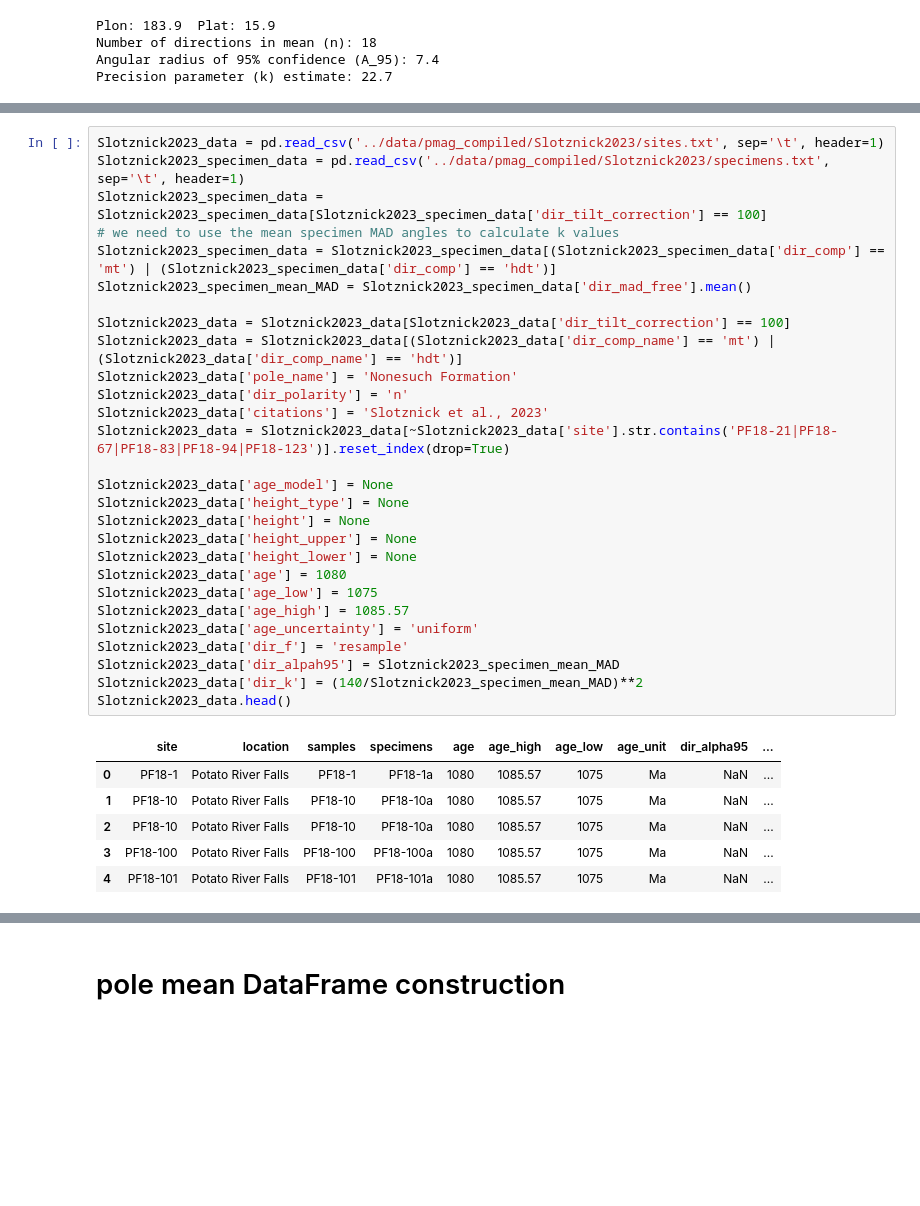
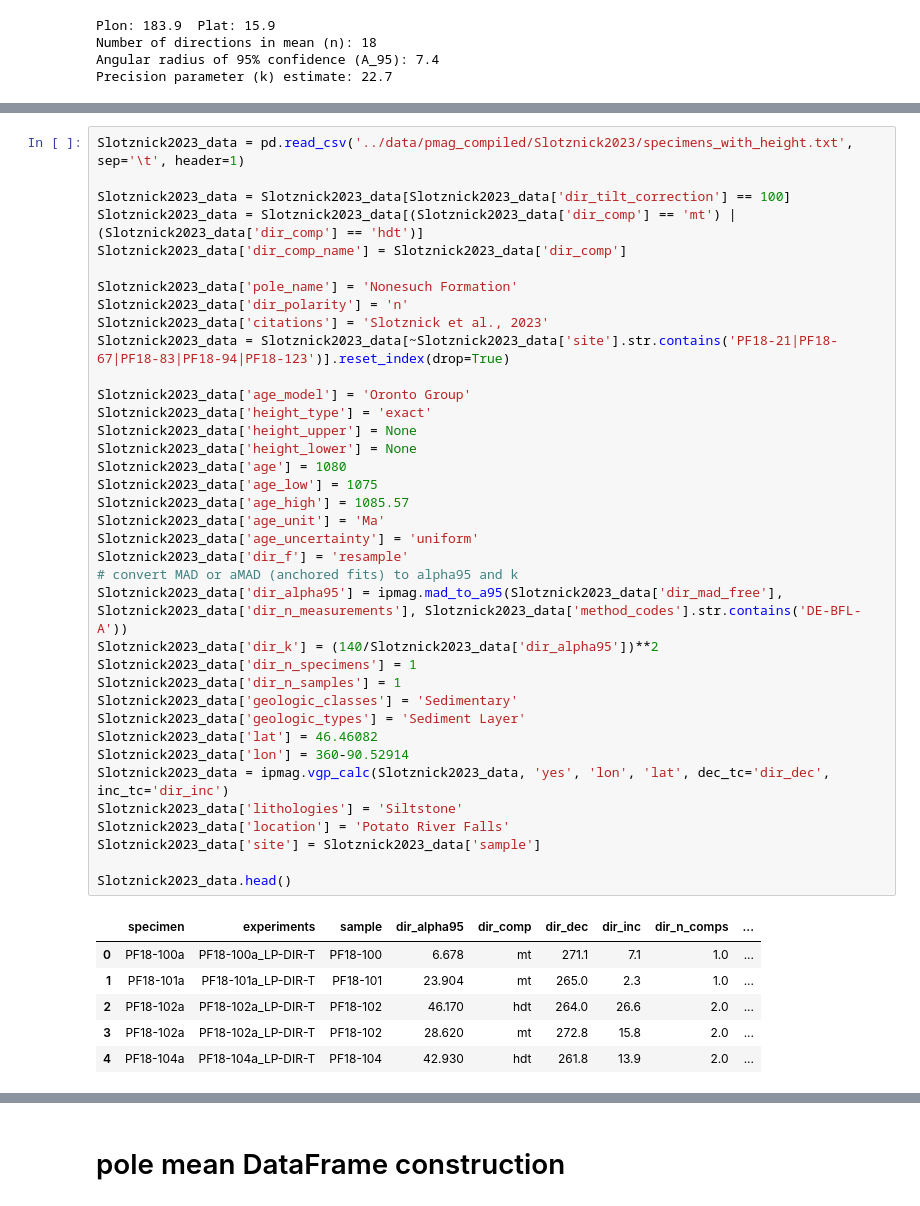
Before and after one commit to PolarWandering/APWP_StratModels, a Jupyter notebook: code/01_VGP_compilation.ipynb, the cells around one changed output, grey strips where cells are left out. Drawn from its saved outputs; the diff is of its cells as text; blank space fills up the shorter version.

Commit message:
clean up site compilation notebook

```diff
--- a/code/01_VGP_compilation.ipynb
+++ b/code/01_VGP_compilation.ipynb
@@ -1927,36 +2012,45 @@ Precision parameter (k) estimate: 22.7
 # %%
-Slotznick2023_data = pd.read_csv('../data/pmag_compiled/Slotznick2023/sites.txt', sep='\t', header=1)
-Slotznick2023_specimen_data = pd.read_csv('../data/pmag_compiled/Slotznick2023/specimens.txt', sep='\t', header=1)
-Slotznick2023_specimen_data = Slotznick2023_specimen_data[Slotznick2023_specimen_data['dir_tilt_correction'] == 100]
-# we need to use the mean specimen MAD angles to calculate k values
-Slotznick2023_specimen_data = Slotznick2023_specimen_data[(Slotznick2023_specimen_data['dir_comp'] == 'mt') | (Slotznick2023_specimen_data['dir_comp'] == 'hdt')]
-Slotznick2023_specimen_mean_MAD = Slotznick2023_specimen_data['dir_mad_free'].mean()
+Slotznick2023_data = pd.read_csv('../data/pmag_compiled/Slotznick2023/specimens_with_height.txt', sep='\t', header=1)
 
 Slotznick2023_data = Slotznick2023_data[Slotznick2023_data['dir_tilt_correction'] == 100]
-Slotznick2023_data = Slotznick2023_data[(Slotznick2023_data['dir_comp_name'] == 'mt') | (Slotznick2023_data['dir_comp_name'] == 'hdt')]
+Slotznick2023_data = Slotznick2023_data[(Slotznick2023_data['dir_comp'] == 'mt') | (Slotznick2023_data['dir_comp'] == 'hdt')]
+Slotznick2023_data['dir_comp_name'] = Slotznick2023_data['dir_comp']
+
 Slotznick2023_data['pole_name'] = 'Nonesuch Formation'
 Slotznick2023_data['dir_polarity'] = 'n'
 Slotznick2023_data['citations'] = 'Slotznick et al., 2023'
 Slotznick2023_data = Slotznick2023_data[~Slotznick2023_data['site'].str.contains('PF18-21|PF18-67|PF18-83|PF18-94|PF18-123')].reset_index(drop=True)
 
-Slotznick2023_data['age_model'] = None
-Slotznick2023_data['height_type'] = None
-Slotznick2023_data['height'] = None
+Slotznick2023_data['age_model'] = 'Oronto Group'
+Slotznick2023_data['height_type'] = 'exact'
 Slotznick2023_data['height_upper'] = None
 Slotznick2023_data['height_lower'] = None
 Slotznick2023_data['age'] = 1080
 Slotznick2023_data['age_low'] = 1075
 Slotznick2023_data['age_high'] = 1085.57
+Slotznick2023_data['age_unit'] = 'Ma'
 Slotznick2023_data['age_uncertainty'] = 'uniform'
 Slotznick2023_data['dir_f'] = 'resample'
-Slotznick2023_data['dir_alpah95'] = Slotznick2023_specimen_mean_MAD
-Slotznick2023_data['dir_k'] = (140/Slotznick2023_specimen_mean_MAD)**2
+# convert MAD or aMAD (anchored fits) to alpha95 and k
+Slotznick2023_data['dir_alpha95'] = ipmag.mad_to_a95(Slotznick2023_data['dir_mad_free'], Slotznick2023_data['dir_n_measurements'], Slotznick2023_data['method_codes'].str.contains('DE-BFL-A'))
+Slotznick2023_data['dir_k'] = (140/Slotznick2023_data['dir_alpha95'])**2
+Slotznick2023_data['dir_n_specimens'] = 1
+Slotznick2023_data['dir_n_samples'] = 1
+Slotznick2023_data['geologic_classes'] = 'Sedimentary'
+Slotznick2023_data['geologic_types'] = 'Sediment Layer'
+Slotznick2023_data['lat'] = 46.46082
+Slotznick2023_data['lon'] = 360-90.52914
+Slotznick2023_data = ipmag.vgp_calc(Slotznick2023_data, 'yes', 'lon', 'lat', dec_tc='dir_dec', inc_tc='dir_inc')
+Slotznick2023_data['lithologies'] = 'Siltstone'
+Slotznick2023_data['location'] = 'Potato River Falls'
+Slotznick2023_data['site'] = Slotznick2023_data['sample']
+
 Slotznick2023_data.head()
 # %% [output]
-|  | site | location | samples | specimens | age | age_high | age_low | age_unit | dir_alpha95 | ... |
-| 0 | PF18-1 | Potato River Falls | PF18-1 | PF18-1a | 1080 | 1085.57 | 1075 | Ma | NaN | ... |
-| 1 | PF18-10 | Potato River Falls | PF18-10 | PF18-10a | 1080 | 1085.57 | 1075 | Ma | NaN | ... |
-| 2 | PF18-10 | Potato River Falls | PF18-10 | PF18-10a | 1080 | 1085.57 | 1075 | Ma | NaN | ... |
-| 3 | PF18-100 | Potato River Falls | PF18-100 | PF18-100a | 1080 | 1085.57 | 1075 | Ma | NaN | ... |
-| 4 | PF18-101 | Potato River Falls | PF18-101 | PF18-101a | 1080 | 1085.57 | 1075 | Ma | NaN | ... |
+|  | specimen | experiments | sample | dir_alpha95 | dir_comp | dir_dec | dir_inc | dir_n_comps | ... |
+| 0 | PF18-100a | PF18-100a_LP-DIR-T | PF18-100 | 6.678 | mt | 271.1 | 7.1 | 1.0 | ... |
+| 1 | PF18-101a | PF18-101a_LP-DIR-T | PF18-101 | 23.904 | mt | 265.0 | 2.3 | 1.0 | ... |
+| 2 | PF18-102a | PF18-102a_LP-DIR-T | PF18-102 | 46.170 | hdt | 264.0 | 26.6 | 2.0 | ... |
+| 3 | PF18-102a | PF18-102a_LP-DIR-T | PF18-102 | 28.620 | mt | 272.8 | 15.8 | 2.0 | ... |
+| 4 | PF18-104a | PF18-104a_LP-DIR-T | PF18-104 | 42.930 | hdt | 261.8 | 13.9 | 2.0 | ... |
 # %% [markdown]
```
Also changed, not shown: parts of 23 cells of this notebook, 2 other files.
